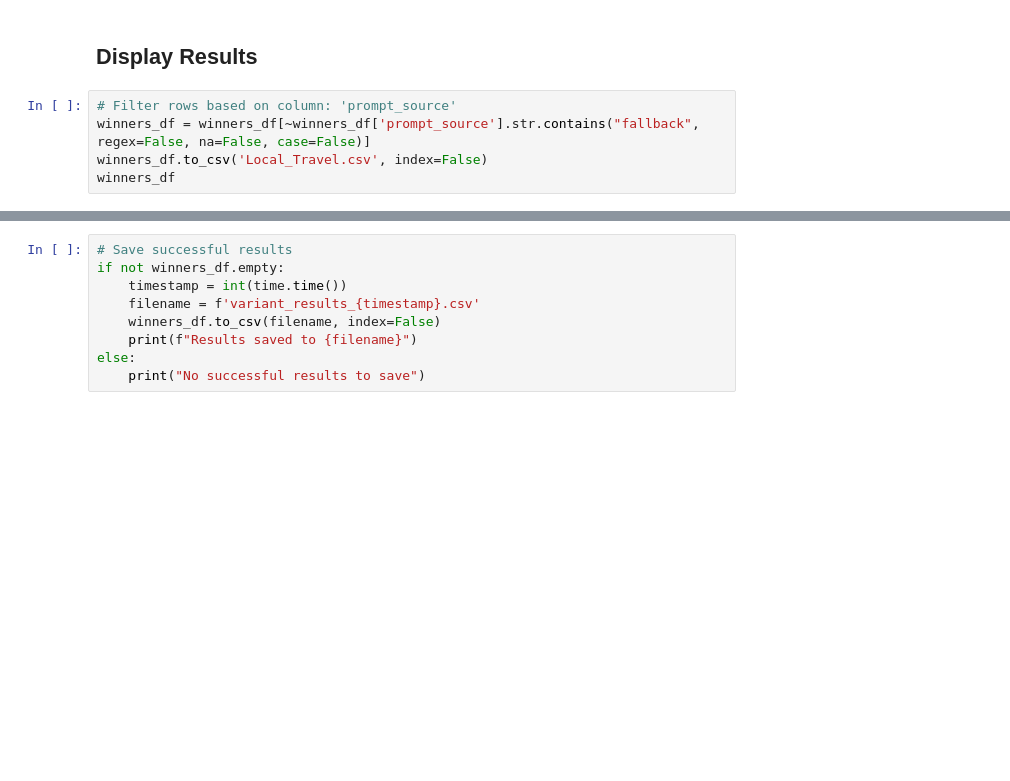
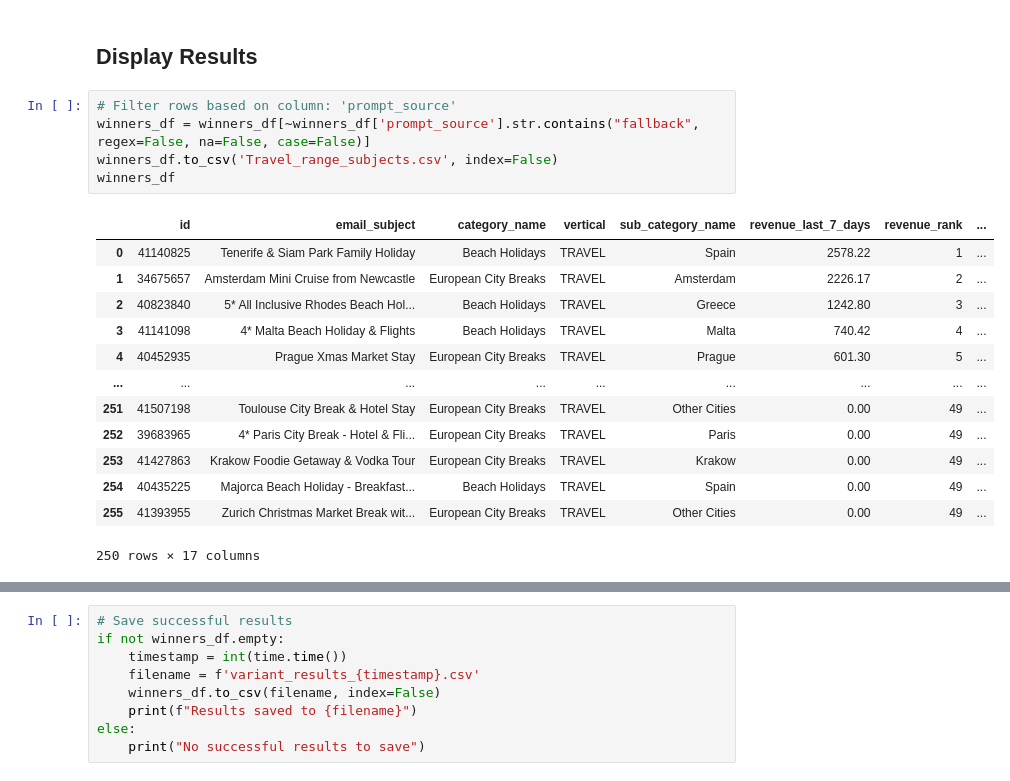
Before and after one commit to oatesewow/ai-images, a Jupyter notebook: generate_variants_file_based.ipynb, the cells around one changed output, grey strips where cells are left out. Cells and saved outputs as stored; diff of their text form; blank space fills up the shorter version.

```diff
--- a/generate_variants_file_based.ipynb
+++ b/generate_variants_file_based.ipynb
@@ -754,8 +774,22 @@ Processing 256 deals...
 # %%
 # Filter rows based on column: 'prompt_source'
 winners_df = winners_df[~winners_df['prompt_source'].str.contains("fallback", regex=False, na=False, case=False)]
-winners_df.to_csv('Local_Travel.csv', index=False)
+winners_df.to_csv('Travel_range_subjects.csv', index=False)
 winners_df
+# %% [output]
+|  | id | email_subject | category_name | vertical | sub_category_name | revenue_last_7_days | revenue_rank | ... |
+| 0 | 41140825 | Tenerife & Siam Park Family Holiday | Beach Holidays | TRAVEL | Spain | 2578.22 | 1 | ... |
+| 1 | 34675657 | Amsterdam Mini Cruise from Newcastle | European City Breaks | TRAVEL | Amsterdam | 2226.17 | 2 | ... |
+| 2 | 40823840 | 5* All Inclusive Rhodes Beach Hol... | Beach Holidays | TRAVEL | Greece | 1242.80 | 3 | ... |
+| 3 | 41141098 | 4* Malta Beach Holiday & Flights | Beach Holidays | TRAVEL | Malta | 740.42 | 4 | ... |
+| 4 | 40452935 | Prague Xmas Market Stay | European City Breaks | TRAVEL | Prague | 601.30 | 5 | ... |
+| ... | ... | ... | ... | ... | ... | ... | ... | ... |
+| 251 | 41507198 | Toulouse City Break & Hotel Stay | European City Breaks | TRAVEL | Other Cities | 0.00 | 49 | ... |
+| 252 | 39683965 | 4* Paris City Break - Hotel & Fli... | European City Breaks | TRAVEL | Paris | 0.00 | 49 | ... |
+| 253 | 41427863 | Krakow Foodie Getaway & Vodka Tour | European City Breaks | TRAVEL | Krakow | 0.00 | 49 | ... |
+| 254 | 40435225 | Majorca Beach Holiday - Breakfast... | Beach Holidays | TRAVEL | Spain | 0.00 | 49 | ... |
+| 255 | 41393955 | Zurich Christmas Market Break wit... | European City Breaks | TRAVEL | Other Cities | 0.00 | 49 | ... |
+250 rows × 17 columns
 # %%
 results_df
 # %% [output]
```
Also changed, not shown: parts of 4 cells of this notebook, 3 other files.
